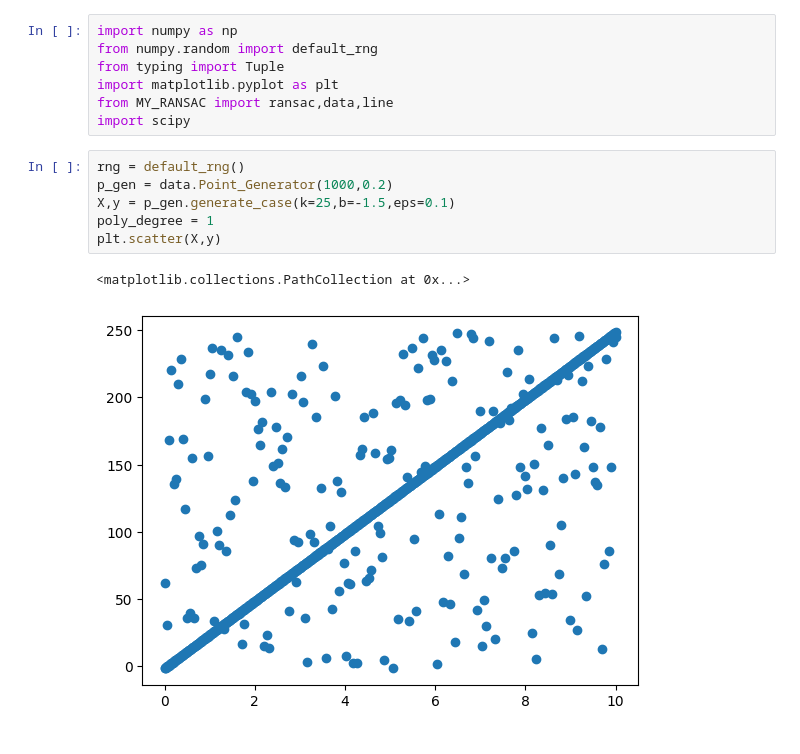
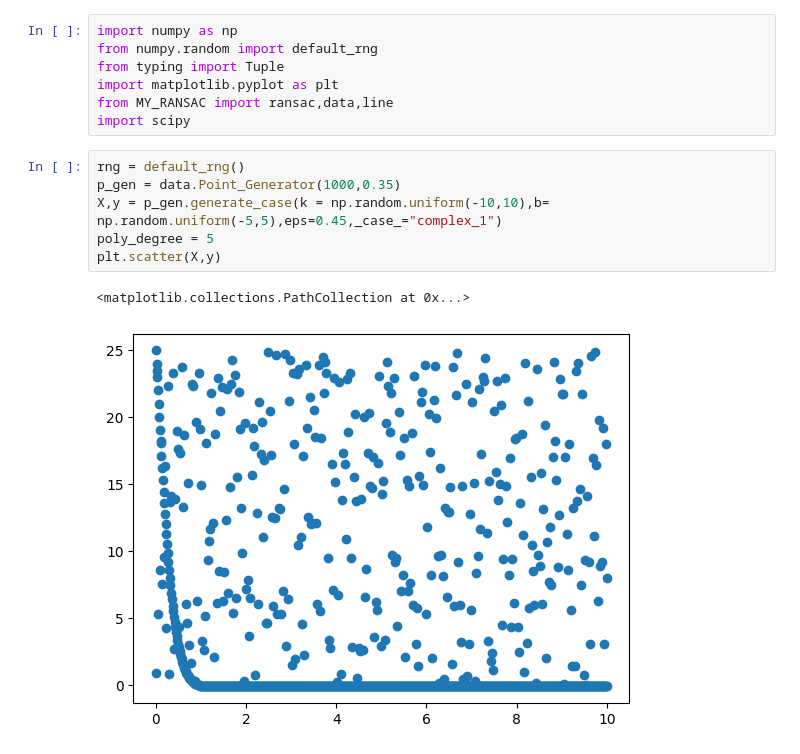
Before and after one commit to B3aRrrr/ML_Set_2, a Jupyter notebook: LAB_RANSAC/test.ipynb, the cells around one changed output. Drawn from its saved outputs; the diff is of its cells as text.

```diff
--- a/LAB_RANSAC/test.ipynb
+++ b/LAB_RANSAC/test.ipynb
@@ -7,13 +7,13 @@ from MY_RANSAC import ransac,data,line
 import scipy
 # %%
 rng = default_rng()
-p_gen = data.Point_Generator(1000,0.2)
-X,y = p_gen.generate_case(k=25,b=-1.5,eps=0.1)
-poly_degree = 1
+p_gen = data.Point_Generator(1000,0.35)
+X,y = p_gen.generate_case(k = np.random.uniform(-10,10),b= np.random.uniform(-5,5),eps=0.45,_case_="complex_1")
+poly_degree = 5
 plt.scatter(X,y)
 # %% [output]
 <matplotlib.collections.PathCollection at 0x...>
-[figure, old version]
+[figure, new version]
 # %%
 Line = line.Line(x=X,y=y,degree=poly_degree)
 Line.estimate_params()
```
Also changed, not shown: parts of 4 cells of this notebook, 2 other files.
